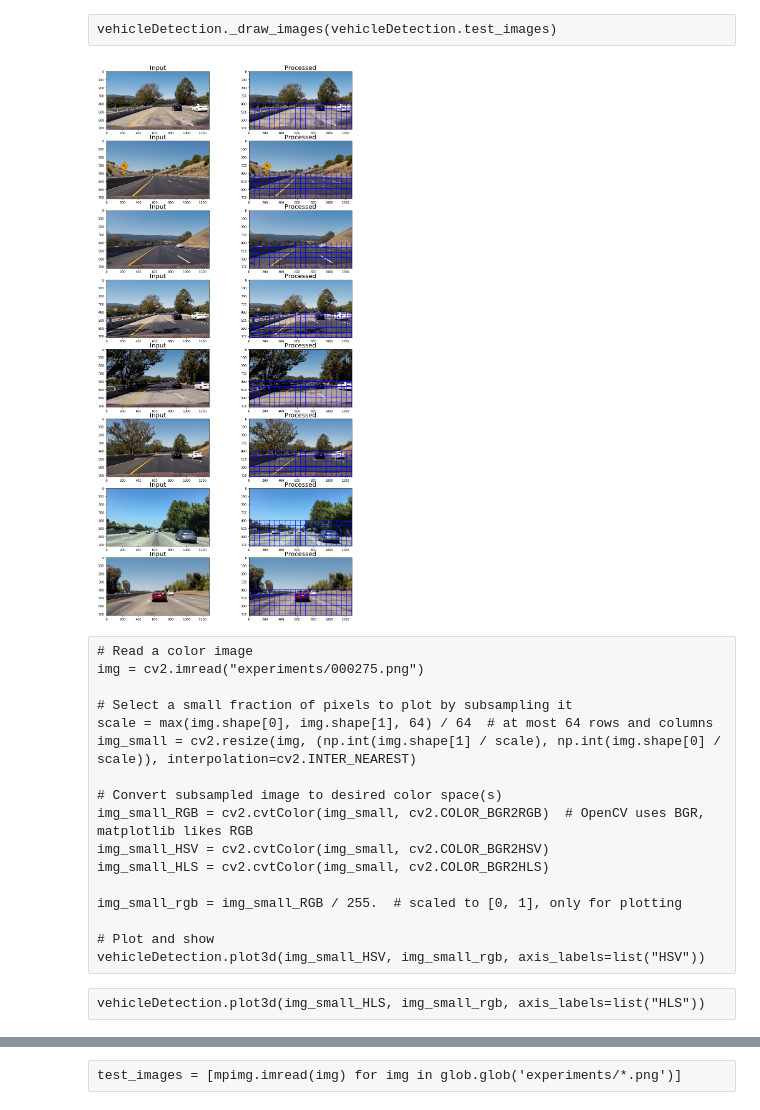
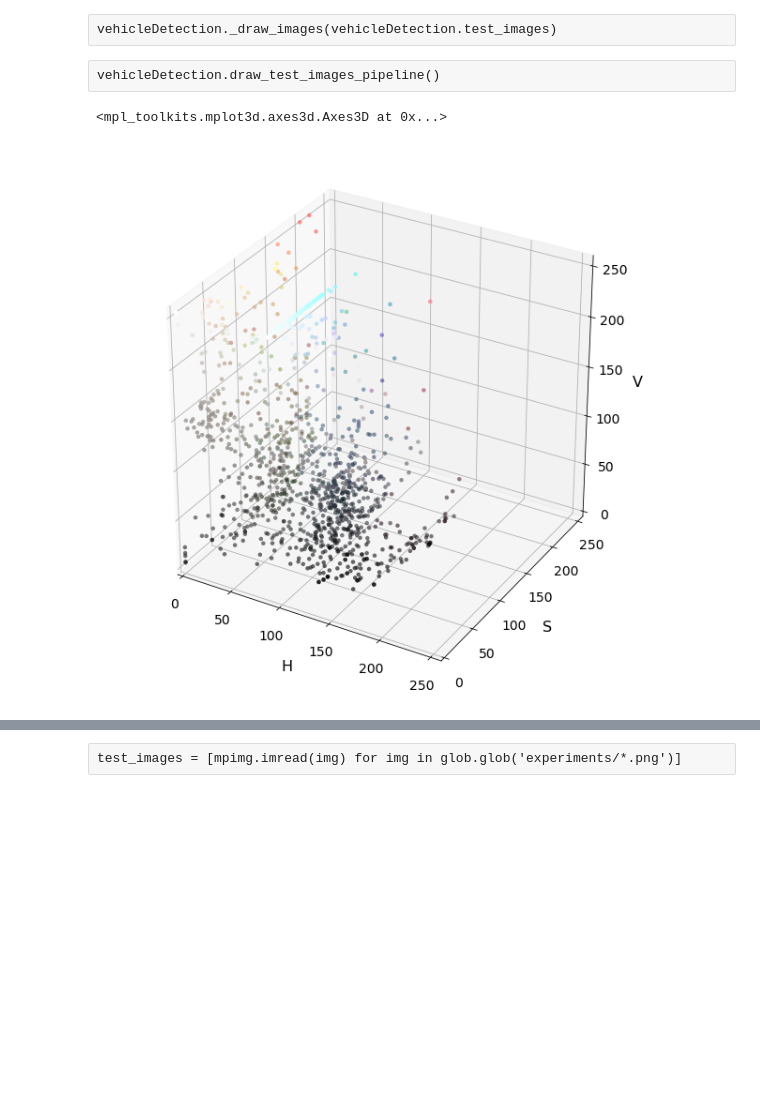
Before and after one commit to tmandzak/CarND-Vehicle-Detection-P5, a Jupyter notebook: P5_Mandzak.ipynb, the cells around one changed output, grey strips where cells are left out. Cells and saved outputs as stored; diff of their text form; code cells hidden in the pictures; blank space fills up the shorter version.

```diff
--- a/P5_Mandzak.ipynb
+++ b/P5_Mandzak.ipynb
@@ -15,26 +15,24 @@ vehicleDetection = VehicleDetection(test_images = 'test_images/*.jpg',
                                     useHotMapping=False)
 # %% [raw]
 vehicleDetection._draw_images(vehicleDetection.test_images)
-# %%
-vehicleDetection.draw_test_images_pipeline()
-# %% [output]
-[figure, removed]
-# %% [raw]
-# Read a color image
-img = cv2.imread("experiments/000275.png")
-
-# Select a small fraction of pixels to plot by subsampling it
-scale = max(img.shape[0], img.shape[1], 64) / 64  # at most 64 rows and columns
-img_small = cv2.resize(img, (np.int(img.shape[1] / scale), np.int(img.shape[0] / scale)), interpolation=cv2.INTER_NEAREST)
-
-# Convert subsampled image to desired color space(s)
-img_small_RGB = cv2.cvtColor(img_small, cv2.COLOR_BGR2RGB)  # OpenCV uses BGR, matplotlib likes RGB
-img_small_HSV = cv2.cvtColor(img_small, cv2.COLOR_BGR2HSV)
-img_small_HLS = cv2.cvtColor(img_small, cv2.COLOR_BGR2HLS)
-
-img_small_rgb = img_small_RGB / 255.  # scaled to [0, 1], only for plotting
-
-# Plot and show
-vehicleDetection.plot3d(img_small_HSV, img_small_rgb, axis_labels=list("HSV"))
-# %% [raw]
-vehicleDetection.plot3d(img_small_HLS, img_small_rgb, axis_labels=list("HLS"))
+# %% [raw]
+vehicleDetection.draw_test_images_pipeline()
+# %%
+
+
+# Select a small fraction of pixels to plot by subsampling it
+scale = max(img.shape[0], img.shape[1], 64) / 64  # at most 64 rows and columns
+img_small = cv2.resize(img, (np.int(img.shape[1] / scale), np.int(img.shape[0] / scale)), interpolation=cv2.INTER_NEAREST)
+
+# Convert subsampled image to desired color space(s)
+img_small_RGB = cv2.cvtColor(img_small, cv2.COLOR_BGR2RGB)  # OpenCV uses BGR, matplotlib likes RGB
+img_small_HSV = cv2.cvtColor(img_small, cv2.COLOR_BGR2HSV)
+img_small_HLS = cv2.cvtColor(img_small, cv2.COLOR_BGR2HLS)
+
+img_small_rgb = img_small_RGB / 255.  # scaled to [0, 1], only for plotting
+
+# Plot and show
+vehicleDetection.plot3d(img_small_HSV, img_small_rgb, axis_labels=list("HSV"))
+# %% [output]
+<mpl_toolkits.mplot3d.axes3d.Axes3D at 0x...>
+[figure, added]
```
Also changed, not shown: parts of 1 cell of this notebook, 1 other file.
